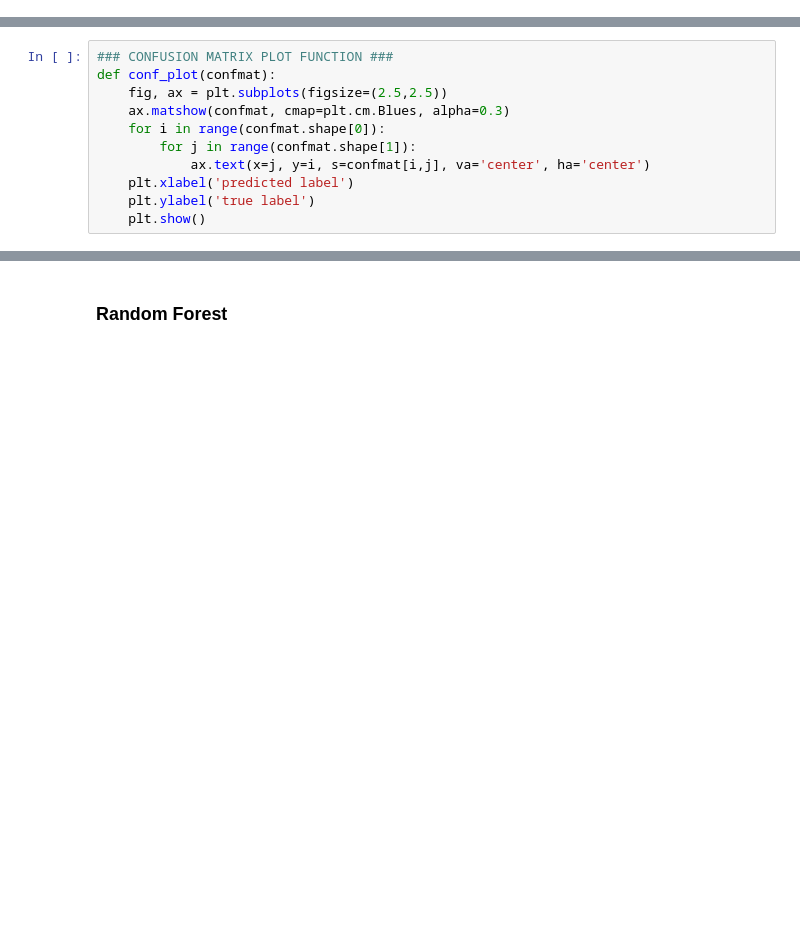
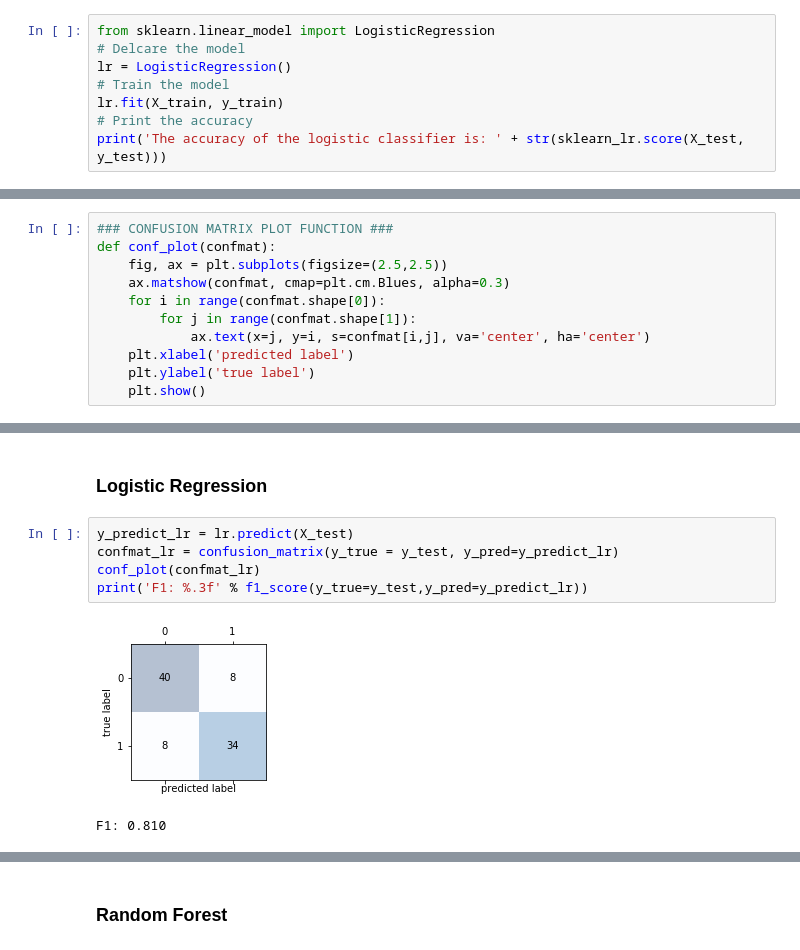
Before and after one commit to rrasheed/Heart-Disease-ML-Classifer, a Jupyter notebook: HeartDisease_Rough.ipynb, the cells around one changed output, grey strips where cells are left out. Drawn from its saved outputs; the diff is of its cells as text; blank space fills up the shorter version.

Commit message:
Included 3 classifier with ROC_AUC Curves and Confusion Matrix

```diff
--- a/HeartDisease_Rough.ipynb
+++ b/HeartDisease_Rough.ipynb
@@ -146,0 +149,8 @@ X_test = std_scaler.transform(X_test)
+# %%
+from sklearn.linear_model import LogisticRegression
+# Delcare the model
+lr = LogisticRegression()
+# Train the model
+lr.fit(X_train, y_train)
+# Print the accuracy
+print('The accuracy of the logistic classifier is: ' + str(sklearn_lr.score(X_test, y_test)))
@@ -202,0 +302,10 @@ def conf_plot(confmat):
+# %% [markdown]
+### Logistic Regression
+# %%
+y_predict_lr = lr.predict(X_test)
+confmat_lr = confusion_matrix(y_true = y_test, y_pred=y_predict_lr)
+conf_plot(confmat_lr)
+print('F1: %.3f' % f1_score(y_true=y_test,y_pred=y_predict_lr))
+# %% [output]
+[figure, added]
+F1: 0.810
```
Also changed, not shown: parts of 17 cells of this notebook.
